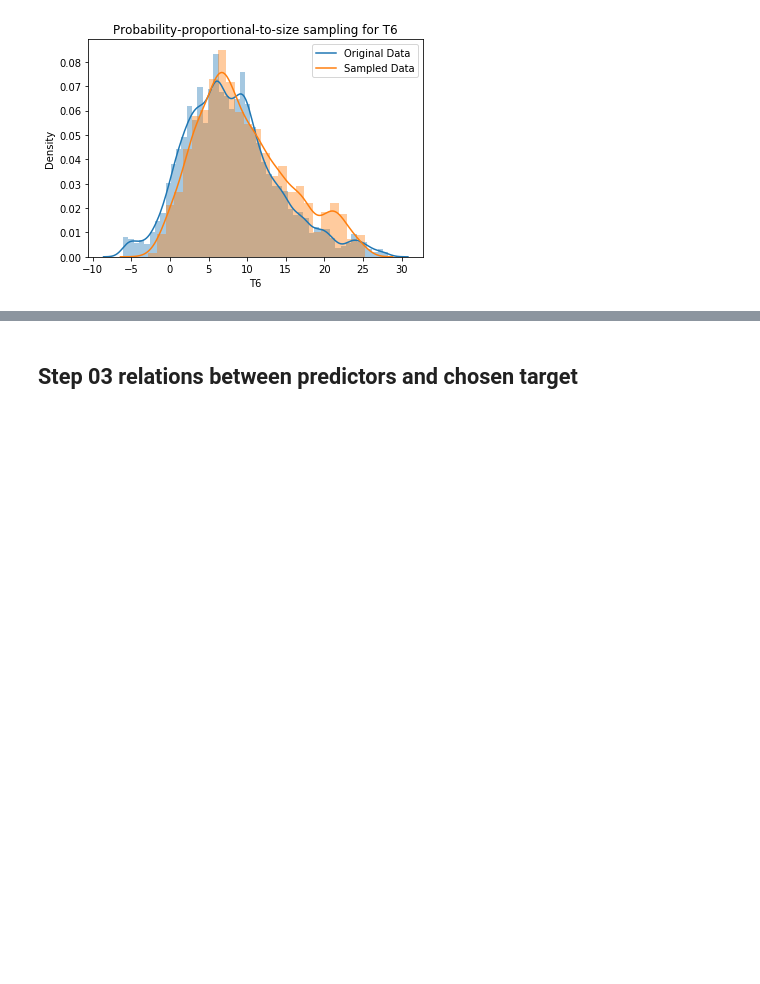
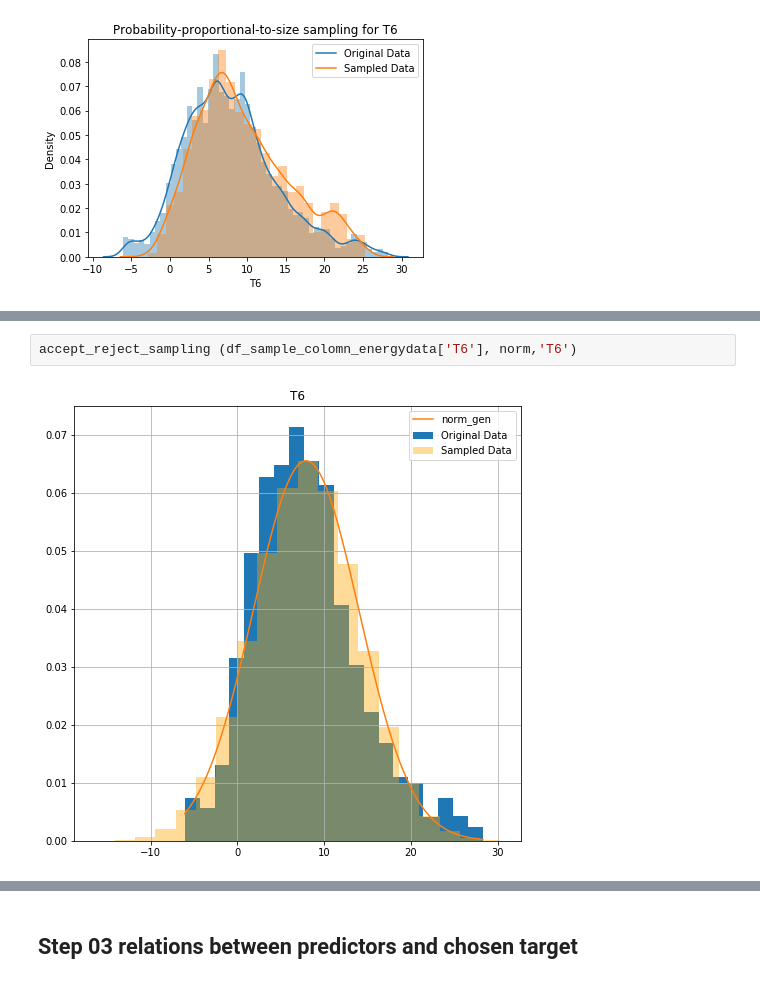
Before and after one commit to Nemat-Allah-Aloush/Multivariate_Data_Analysis, a Jupyter notebook: lab_03.ipynb, the cells around one changed output, grey strips where cells are left out. Drawn from its saved outputs; the diff is of its cells as text; blank space fills up the shorter version.

```diff
--- a/lab_03.ipynb
+++ b/lab_03.ipynb
@@ -117,0 +147,4 @@ plt.legend(['Original Data', 'Sampled Data'])
+# %%
+accept_reject_sampling (df_sample_colomn_energydata['T6'], norm,'T6')
+# %% [output]
+[figure, added]
```
Also changed, not shown: parts of 6 cells of this notebook.
